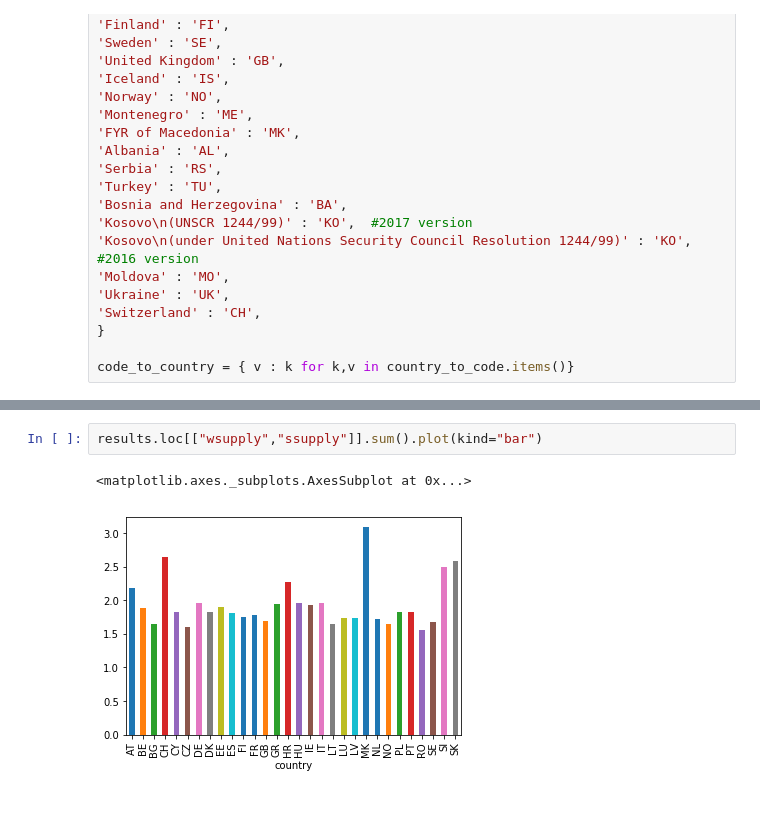
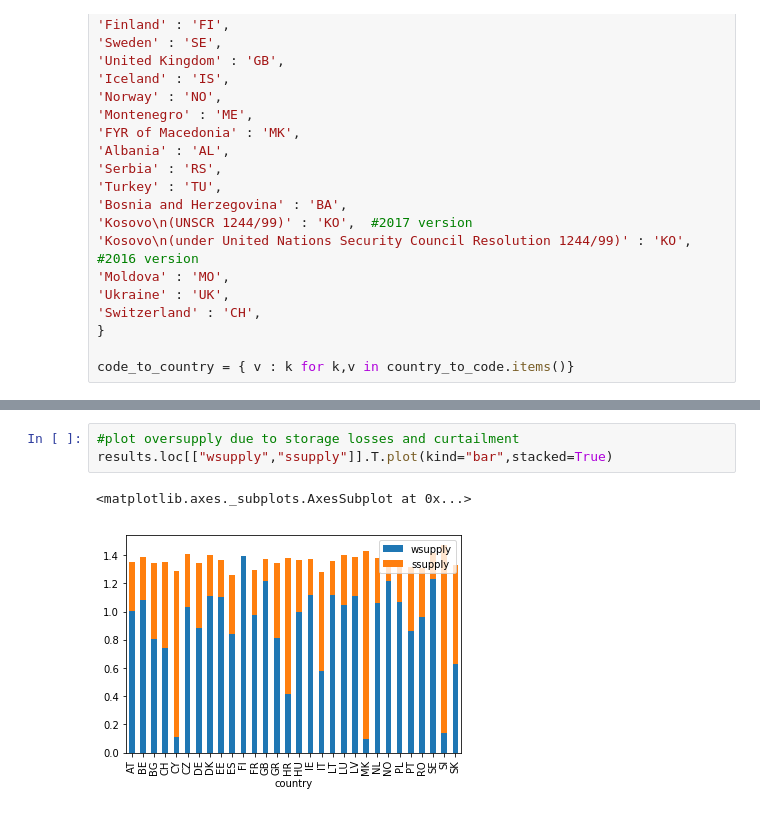
Before and after one commit to PyPSA/WHOBS, a Jupyter notebook: plot_results.ipynb, the cells around one changed output, grey strips where cells are left out. Saved outputs shown, nothing was run; the diff lists cells and outputs as text.

```diff
--- a/plot_results.ipynb
+++ b/plot_results.ipynb
@@ -130,5 +120,6 @@ Text(0.5,1,'WHOBS cost for baseload electricity 2050-steel_tanks scenario - gith
-# %%
-results.loc[["wsupply","ssupply"]].sum().plot(kind="bar")
-# %% [output]
-<matplotlib.axes._subplots.AxesSubplot at 0x...>
-[figure, removed]
+# %%
+#plot oversupply due to storage losses and curtailment
+results.loc[["wsupply","ssupply"]].T.plot(kind="bar",stacked=True)
+# %% [output]
+<matplotlib.axes._subplots.AxesSubplot at 0x...>
+[figure, added]
```
Also changed, not shown: parts of 3 cells of this notebook, 8 other files.
